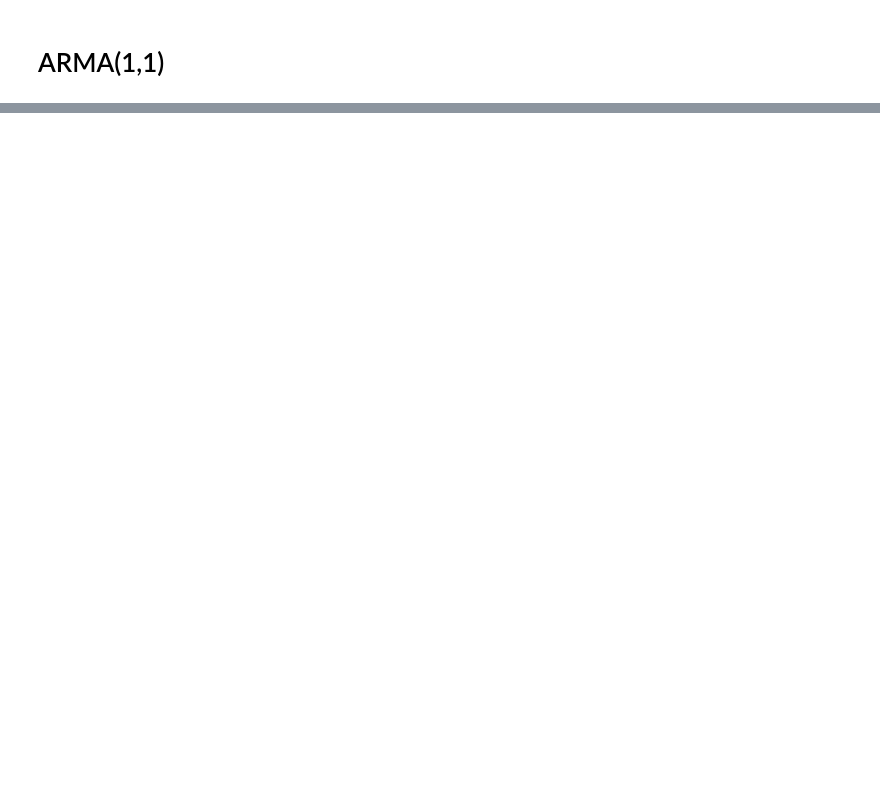
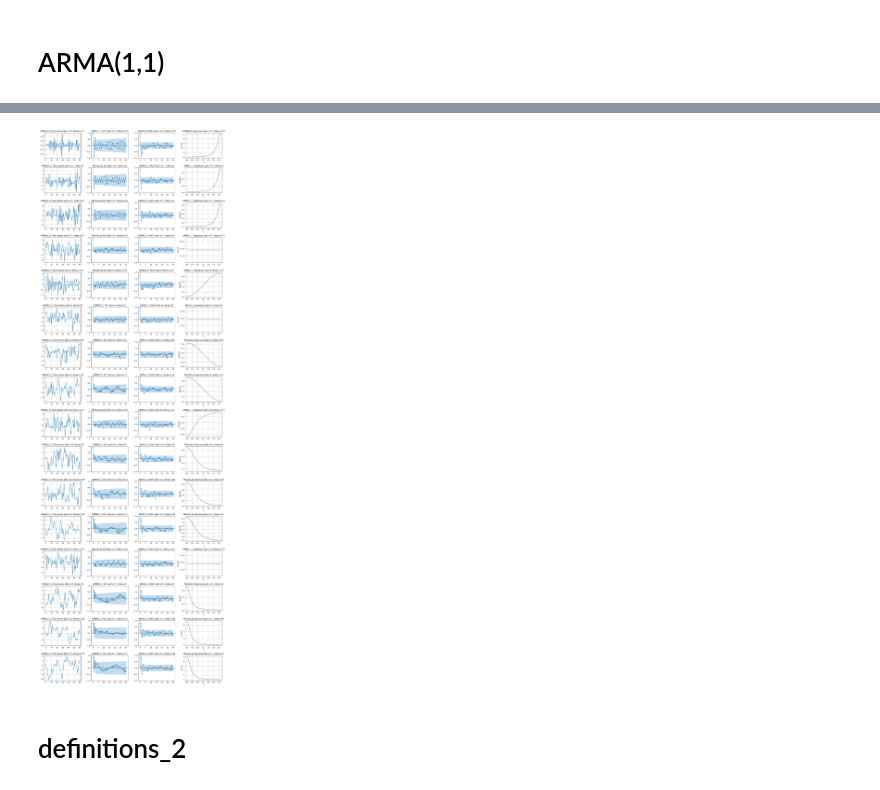
Before and after one commit to WE1CH-KAZU/statistic_certificate_grade1semi, a Jupyter notebook: grade1semi_WB/chapter_27/graphs.ipynb, the cells around one changed output, grey strips where cells are left out. Cells and saved outputs as stored; diff of their text form; code cells hidden in the pictures; blank space fills up the shorter version.

```diff
--- a/grade1semi_WB/chapter_27/graphs.ipynb
+++ b/grade1semi_WB/chapter_27/graphs.ipynb
@@ -101,9 +150,2 @@ plot_spectrum(ma1_series, title='MA(1) Power Spectrum')
 # %% [markdown]
 # ARMA(1,1)
-# %%
-# ARMA(1,1) モデルのプロット
-arma11_series = generate_arma11(phi=0.7, theta=0.7, n=n_samples)
-plot_time_series(arma11_series, 'ARMA(1,1) Time Series (phi=0.7, theta=0.7)')
-plot_acf(arma11_series, lags=30, title='ARMA(1,1) Autocorrelation Function')
-plot_pacf(arma11_series, lags=30, title='ARMA(1,1) Partial Autocorrelation Function')
-plot_spectrum(arma11_series, title='ARMA(1,1) Power Spectrum')
@@ -114,0 +152,26 @@ plot_spectrum(arma11_series, title='ARMA(1,1) Power Spectrum')
+# %%
+# 行列形式でプロットするためのサブプロット設定
+fig, axes = plt.subplots(len(phis)*len(thetas), 4, figsize=(16, len(phis)*len(thetas) * 3))  # 4列に分割したサブプロット
+
+# 二重ループで φ と θ のすべての組み合わせを走査
+row = 0
+for phi in phis:
+    for theta in thetas:
+        # ARMA(1,1)時系列データ生成
+        arma11_series = generate_arma11(phi=phi, theta=theta, n=n_samples)
+
+        # 各プロット
+        plot_time_series(arma11_series, axes[row, 0], f'ARMA(1,1) Time Series (phi={phi}, theta={theta})')
+        plot_acf(arma11_series, lags=30, ax=axes[row, 1], title=f'ARMA(1,1) ACF (phi={phi}, theta={theta})')
+        plot_pacf(arma11_series, lags=30, ax=axes[row, 2], title=f'ARMA(1,1) PACF (phi={phi}, theta={theta})')
+        plot_spectrum_arma(arma11_series, ax=axes[row, 3], phi=phi, theta=theta)
+
+        row += 1
+
+# グラフを調整して表示
+plt.tight_layout()
+plt.show()
+# %% [output]
+[figure, added]
+# %% [markdown]
+# definitions_2
```
Also changed, not shown: parts of 17 cells of this notebook.
